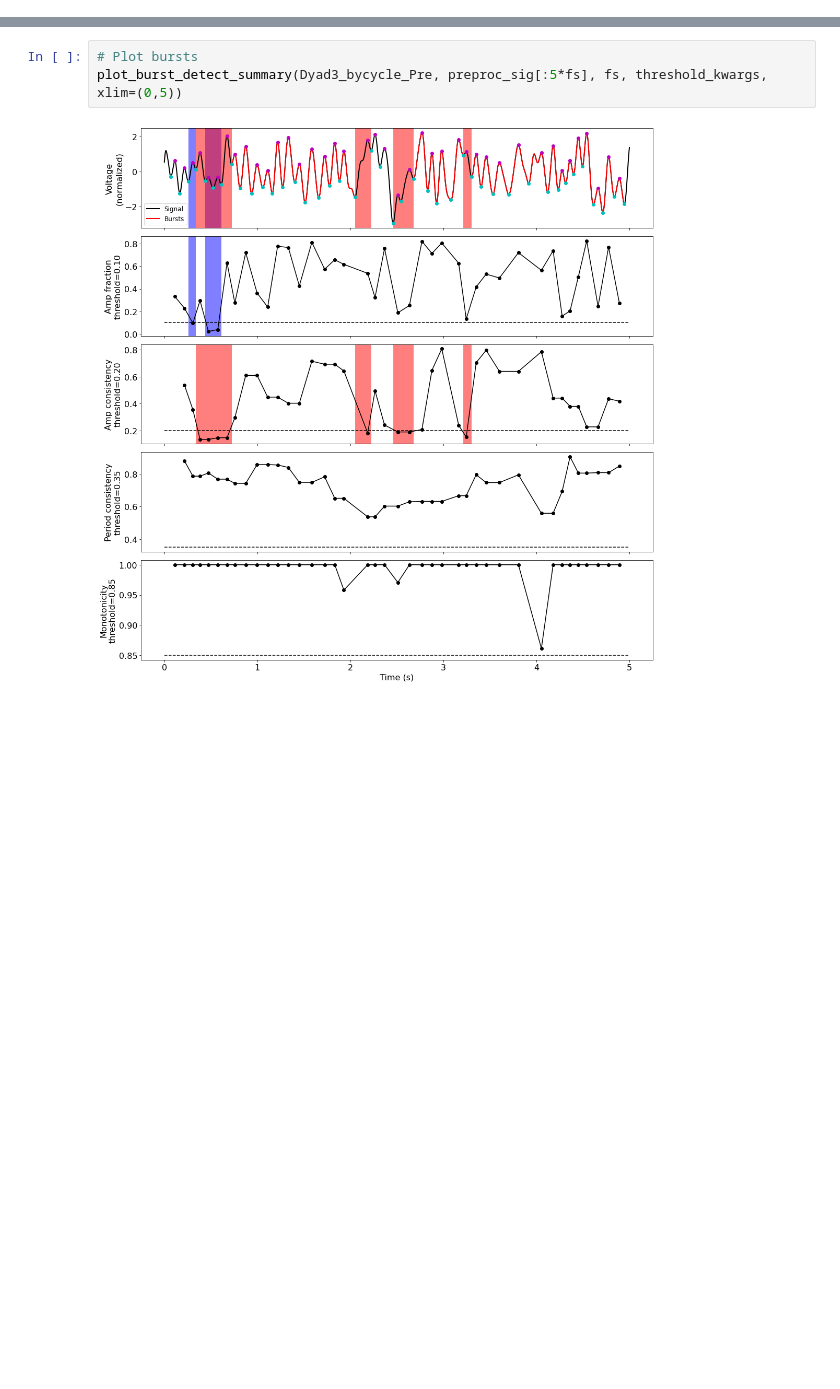
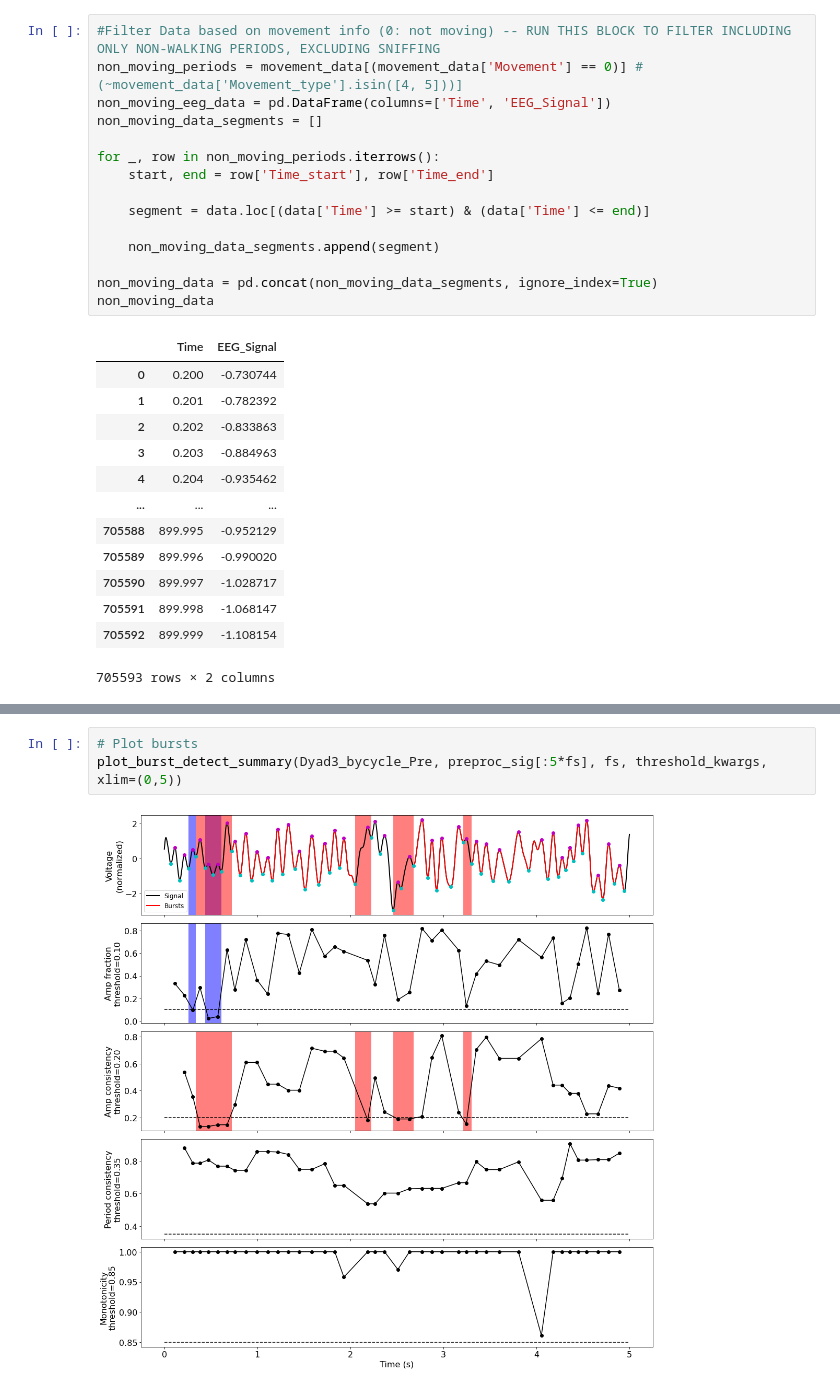
Before and after one commit to ekaplan7/Mouse_Respiration, a Jupyter notebook: RespirationProject.ipynb, the cells around one changed output, grey strips where cells are left out. Drawn from its saved outputs; the diff is of its cells as text; blank space fills up the shorter version.

```diff
--- a/RespirationProject.ipynb
+++ b/RespirationProject.ipynb
@@ -89,0 +116,29 @@ moving_data
+# %%
+#Filter Data based on movement info (0: not moving) -- RUN THIS BLOCK TO FILTER INCLUDING ONLY NON-WALKING PERIODS, EXCLUDING SNIFFING
+non_moving_periods = movement_data[(movement_data['Movement'] == 0)] #(~movement_data['Movement_type'].isin([4, 5]))]
+non_moving_eeg_data = pd.DataFrame(columns=['Time', 'EEG_Signal'])
+non_moving_data_segments = []
+
+for _, row in non_moving_periods.iterrows():
+    start, end = row['Time_start'], row['Time_end']
+
+    segment = data.loc[(data['Time'] >= start) & (data['Time'] <= end)]
+
+    non_moving_data_segments.append(segment)
+
+non_moving_data = pd.concat(non_moving_data_segments, ignore_index=True)
+non_moving_data
+# %% [output]
+|  | Time | EEG_Signal |
+| 0 | 0.200 | -0.730744 |
+| 1 | 0.201 | -0.782392 |
+| 2 | 0.202 | -0.833863 |
+| 3 | 0.203 | -0.884963 |
+| 4 | 0.204 | -0.935462 |
+| ... | ... | ... |
+| 705588 | 899.995 | -0.952129 |
+| 705589 | 899.996 | -0.990020 |
+| 705590 | 899.997 | -1.028717 |
+| 705591 | 899.998 | -1.068147 |
+| 705592 | 899.999 | -1.108154 |
+705593 rows × 2 columns
```
Also changed, not shown: parts of 13 cells of this notebook, 14 other files.
